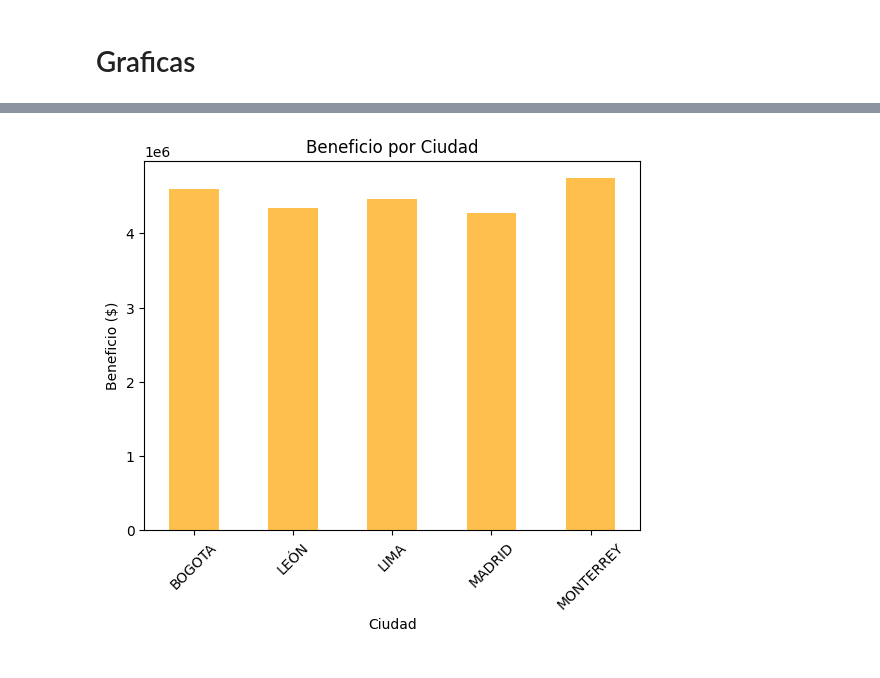
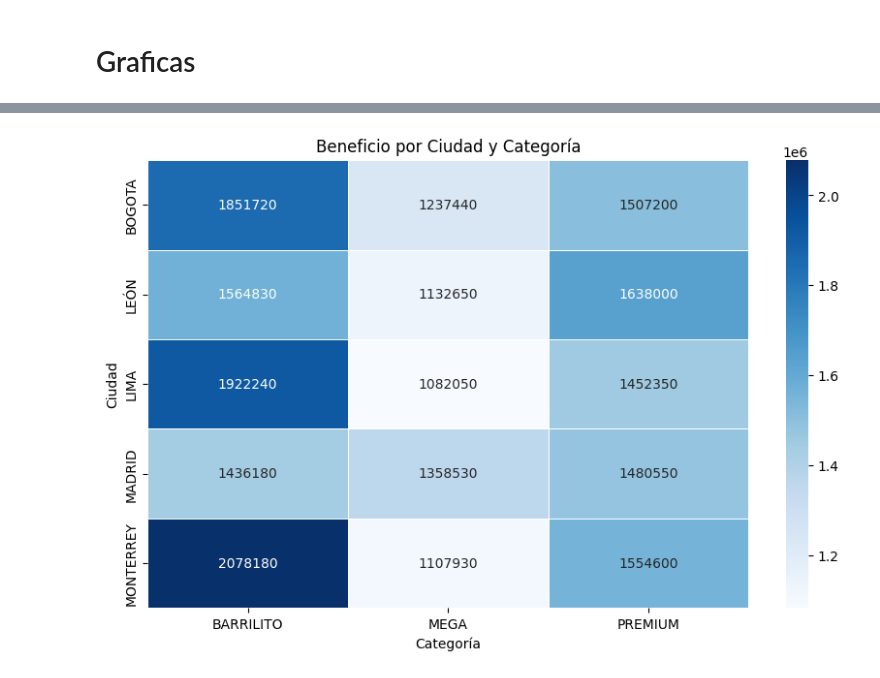
Before and after one commit to Vikorimperator/Retail_Modelo, a Jupyter notebook: 2.visualizacion _beneficios.ipynb, the cells around one changed output, grey strips where cells are left out. Drawn from its saved outputs; the diff is of its cells as text; code cells hidden in the pictures.

```diff
--- a/2.visualizacion _beneficios.ipynb
+++ b/2.visualizacion _beneficios.ipynb
@@ -67,11 +80,14 @@ plt.show()
-# %%
-# Visualización 3: Beneficio por ciudad
-beneficio_ciudad = ventas_completa.groupby("ciudad")["Beneficio"].sum()
-beneficio_ciudad.plot(kind="bar", color="orange", alpha=0.7)
-plt.title("Beneficio por Ciudad")
-plt.ylabel("Beneficio ($)")
-plt.xlabel("Ciudad")
-plt.xticks(rotation=45)
-plt.show()
-# %% [output]
-[figure, removed]
+# %%
+# Beneficio por ciudad y categoría
+beneficio_ciudad_categoria = ventas_completa.pivot_table(
+    values="Beneficio", index="ciudad", columns="categoria", aggfunc="sum", fill_value=0
+)
+
+plt.figure(figsize=(10, 6))
+sns.heatmap(beneficio_ciudad_categoria, annot=True, fmt=".0f", cmap="Blues", linewidths=0.5)
+plt.title("Beneficio por Ciudad y Categoría")
+plt.xlabel("Categoría")
+plt.ylabel("Ciudad")
+plt.show()
+# %% [output]
+[figure, added]
```
Also changed, not shown: parts of 11 cells of this notebook, 1 other file.
